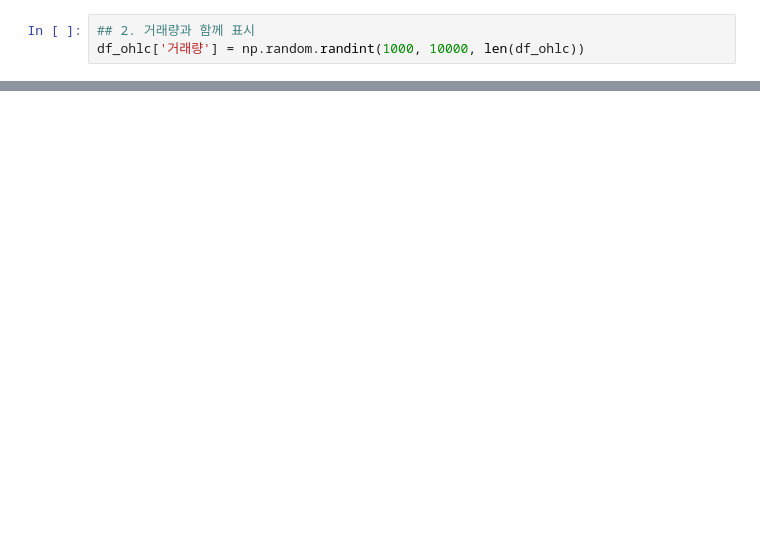
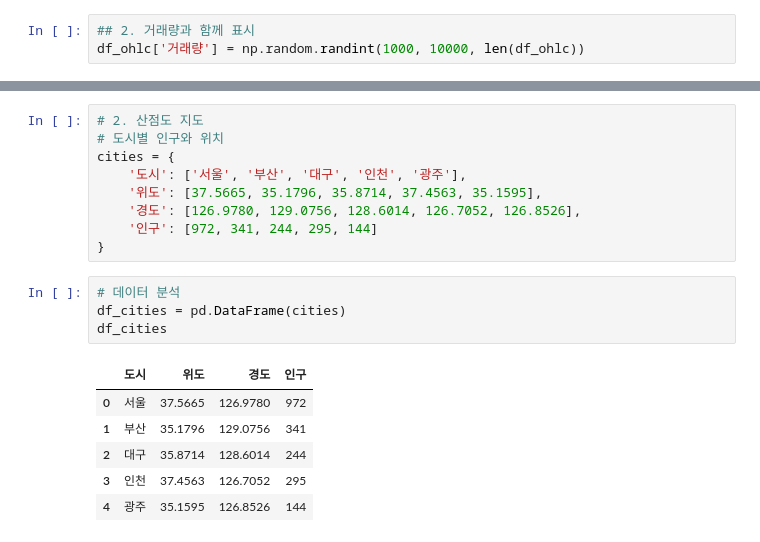
Before and after one commit to mirage060806/big0611, a Jupyter notebook: py/p02_데이터분석/ch06_plotly/ex02_기본그래프유형.ipynb, the cells around one changed output, grey strips where cells are left out. Drawn from its saved outputs; the diff is of its cells as text; blank space fills up the shorter version.

```diff
--- a/py/p02_데이터분석/ch06_plotly/ex02_기본그래프유형.ipynb
+++ b/py/p02_데이터분석/ch06_plotly/ex02_기본그래프유형.ipynb
@@ -687,0 +755,20 @@ ValueError: Mime type rendering requires nbformat>=4.2.0 but it is not installed
+# %%
+# 2. 산점도 지도
+# 도시별 인구와 위치
+cities = {
+    '도시': ['서울', '부산', '대구', '인천', '광주'],
+    '위도': [37.5665, 35.1796, 35.8714, 37.4563, 35.1595],
+    '경도': [126.9780, 129.0756, 128.6014, 126.7052, 126.8526],
+    '인구': [972, 341, 244, 295, 144]
+}
+# %%
+# 데이터 분석
+df_cities = pd.DataFrame(cities)
+df_cities
+# %% [output]
+|  | 도시 | 위도 | 경도 | 인구 |
+| 0 | 서울 | 37.5665 | 126.9780 | 972 |
+| 1 | 부산 | 35.1796 | 129.0756 | 341 |
+| 2 | 대구 | 35.8714 | 128.6014 | 244 |
+| 3 | 인천 | 37.4563 | 126.7052 | 295 |
+| 4 | 광주 | 35.1595 | 126.8526 | 144 |
```
Also changed, not shown: parts of 5 cells of this notebook, 1 other file.
